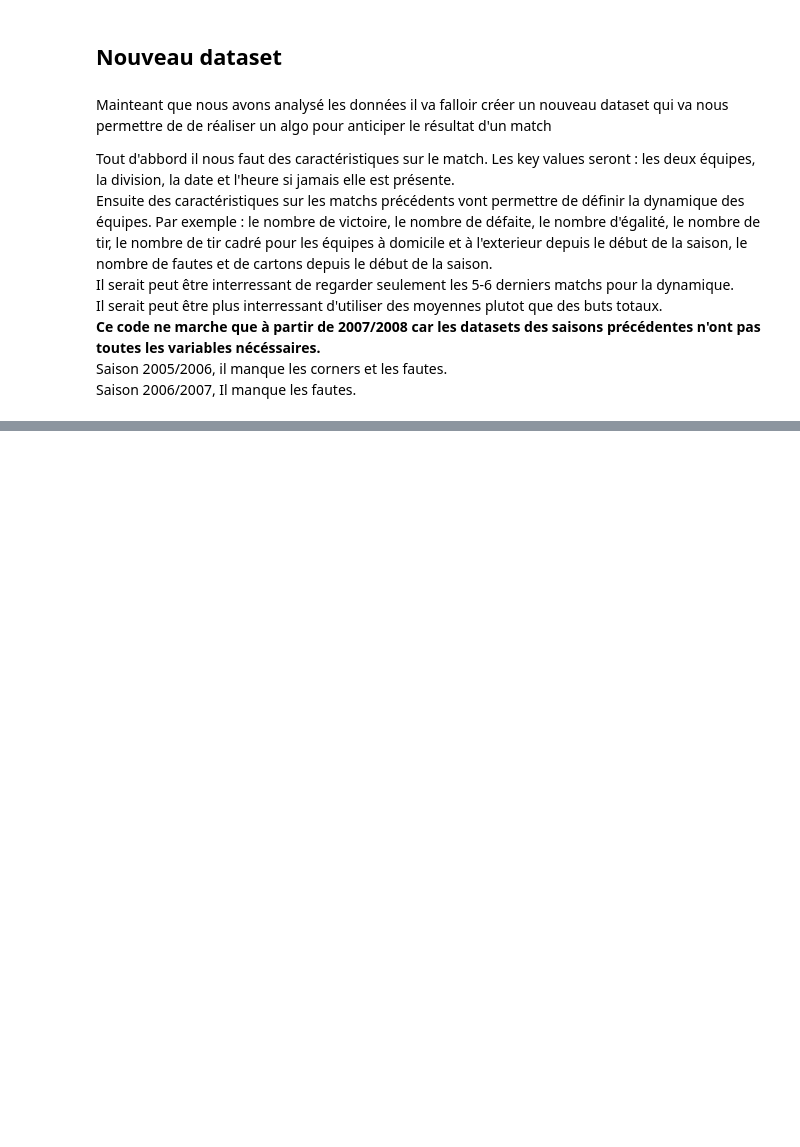
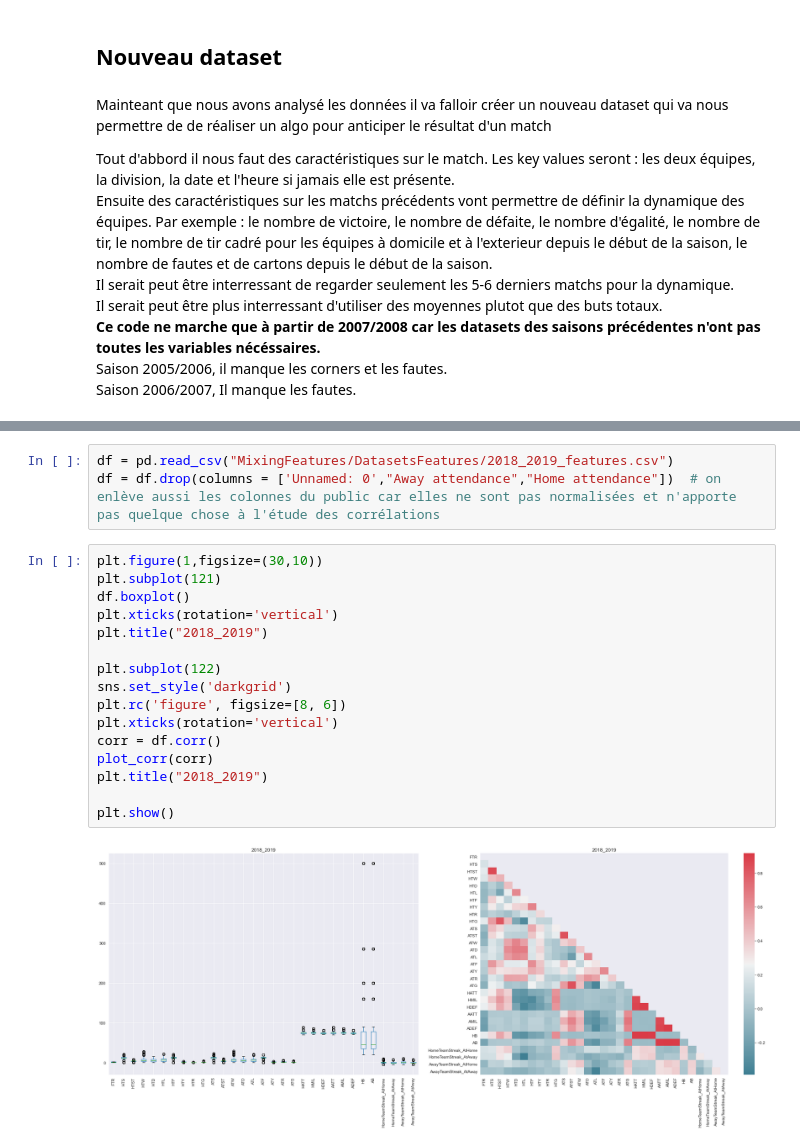
Before and after one commit to Amaurytiss/FootballPrediction, a Jupyter notebook: Fil_Rouge.ipynb, the cells around one changed output, grey strips where cells are left out. Drawn from its saved outputs; the diff is of its cells as text; blank space fills up the shorter version.

```diff
--- a/Fil_Rouge.ipynb
+++ b/Fil_Rouge.ipynb
@@ -432,0 +488,21 @@ Index(['Div', 'Date', 'Time', 'HomeTeam', 'AwayTeam', 'FTR', 'HTS', 'HTST',
+# %%
+df = pd.read_csv("MixingFeatures/DatasetsFeatures/2018_2019_features.csv")
+df = df.drop(columns = ['Unnamed: 0',"Away attendance","Home attendance"])  # on enlève aussi les colonnes du public car elles ne sont pas normalisées et n'apporte pas quelque chose à l'étude des corrélations
+# %%
+plt.figure(1,figsize=(30,10))
+plt.subplot(121)
+df.boxplot()
+plt.xticks(rotation='vertical')
+plt.title("2018_2019")
+
+plt.subplot(122)
+sns.set_style('darkgrid')
+plt.rc('figure', figsize=[8, 6])
+plt.xticks(rotation='vertical')
+corr = df.corr()
+plot_corr(corr)
+plt.title("2018_2019")
+
+plt.show()
+# %% [output]
+[figure, added]
```
Also changed, not shown: parts of 14 cells of this notebook.
